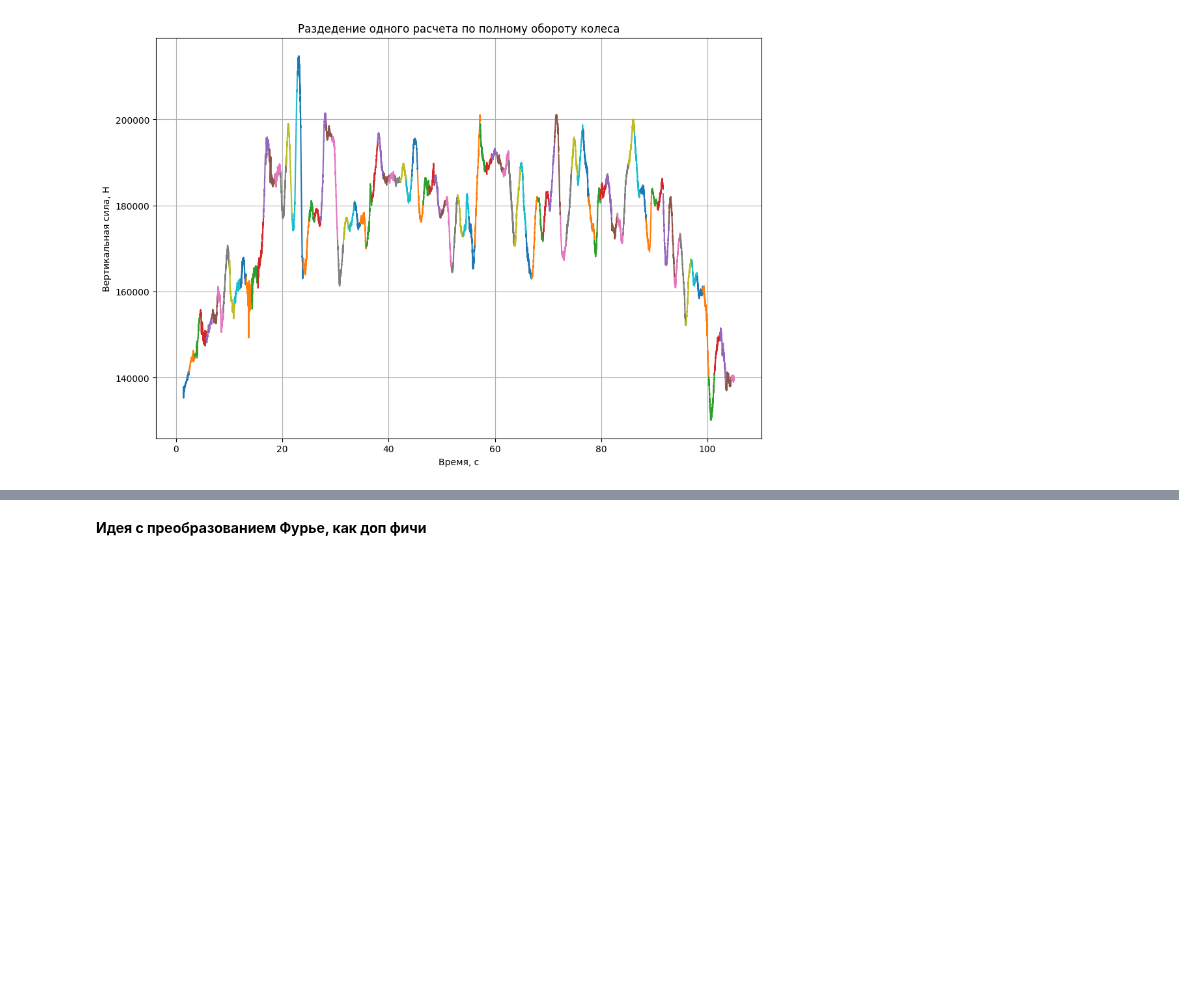
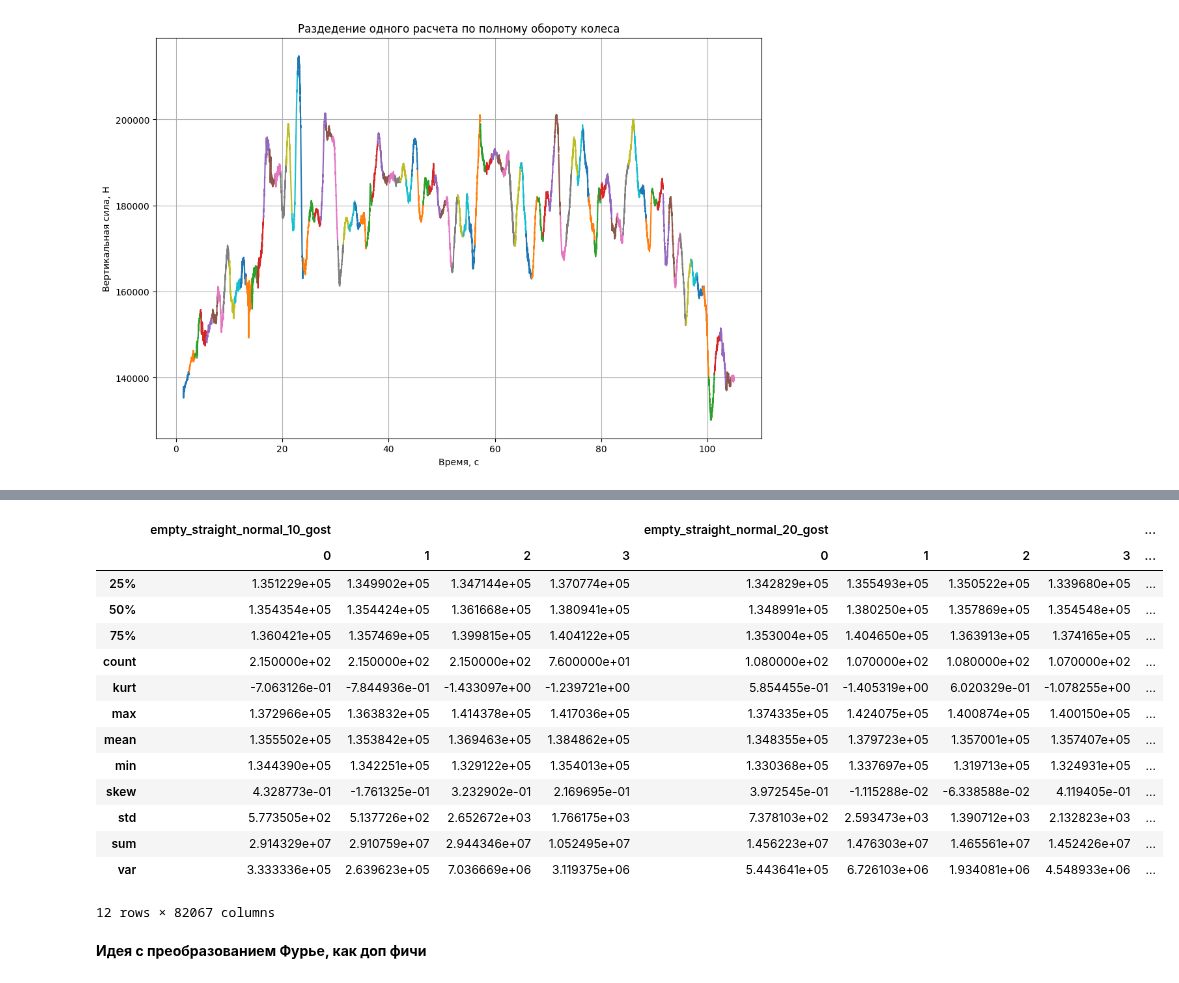
Before and after one commit to daniilgorenkov/Dissertation, a Jupyter notebook: observe.ipynb, the cells around one changed output, grey strips where cells are left out. Cells and saved outputs as stored; diff of their text form; code cells hidden in the pictures; blank space fills up the shorter version.

```diff
--- a/observe.ipynb
+++ b/observe.ipynb
@@ -299,6 +290,7 @@ def get_all_time_indexes(calculations:dict[dict[dict[dict[list[pd.DataFrame]]]]]
                 gen_dict[wagon][way][fault] = {}
 
                 for wheel in wheel_cfg:
+                    clear_output(True)
                     print(f"{wagon}\n{way}\n{fault}\n{wheel}\n------")
                     gen_dict[wagon][way][fault][wheel] = time_indexes(calculations[wagon][way][fault][wheel])
 
@@ -414,7 +394,7 @@ def make_frame_from_splits(calculations:dict,time_indexes:dict) -> pd.DataFrame:
     speed_cfg = time_indexes["empty"]["straight"]["normal"]["gost"].keys()
     lenght = len(calculations["empty"]["straight"]["normal"]["gost"])
 
-    zeros = np.zeros((12,1))
+    zeros = np.zeros((1,12))
     common_df = pd.DataFrame(zeros)
 
     n = 0
@@ -437,6 +417,6 @@ def make_frame_from_splits(calculations:dict,time_indexes:dict) -> pd.DataFrame:
                         n+=1
 
 
-    df = common_df.drop(index=[i for i in range(12)]).drop(0,axis=1)
+    df = common_df.drop(0, axis=0).drop(0,axis=1)
 
     return df
@@ -445,4 +423,4 @@ test = ALL_CALCULATIONS["empty"]["curve_350"]["normal"]["greb_30"][0]
 # %%
-make_frame_from_splits(ALL_CALCULATIONS,ALL_TIME_INDEXES)
+df = make_frame_from_splits(ALL_CALCULATIONS,ALL_TIME_INDEXES)
 # %% [output]
 Сделано: 539
@@ -466,0 +427,6 @@ make_frame_from_splits(ALL_CALCULATIONS,ALL_TIME_INDEXES)
+# %%
+unvalid_cols = [i for i in range(1,12)]
+
+df_ = df.drop(unvalid_cols,axis=1)
+
+df_
@@ -467,3 +448,24 @@ make_frame_from_splits(ALL_CALCULATIONS,ALL_TIME_INDEXES)
+# %%
+new_cols = pd.MultiIndex.from_tuples(df_.columns)
+df_.columns = new_cols
+
+df_
+# %% [output]
+|  | empty_straight_normal_10_gost |  |  |  | empty_straight_normal_20_gost |  |  |  | ... |
+|  | 0 | 1 | 2 | 3 | 0 | 1 | 2 | 3 | ... |
+| 25% | 1.351229e+05 | 1.349902e+05 | 1.347144e+05 | 1.370774e+05 | 1.342829e+05 | 1.355493e+05 | 1.350522e+05 | 1.339680e+05 | ... |
+| 50% | 1.354354e+05 | 1.354424e+05 | 1.361668e+05 | 1.380941e+05 | 1.348991e+05 | 1.380250e+05 | 1.357869e+05 | 1.354548e+05 | ... |
+| 75% | 1.360421e+05 | 1.357469e+05 | 1.399815e+05 | 1.404122e+05 | 1.353004e+05 | 1.404650e+05 | 1.363913e+05 | 1.374165e+05 | ... |
+| count | 2.150000e+02 | 2.150000e+02 | 2.150000e+02 | 7.600000e+01 | 1.080000e+02 | 1.070000e+02 | 1.080000e+02 | 1.070000e+02 | ... |
+| kurt | -7.063126e-01 | -7.844936e-01 | -1.433097e+00 | -1.239721e+00 | 5.854455e-01 | -1.405319e+00 | 6.020329e-01 | -1.078255e+00 | ... |
+| max | 1.372966e+05 | 1.363832e+05 | 1.414378e+05 | 1.417036e+05 | 1.374335e+05 | 1.424075e+05 | 1.400874e+05 | 1.400150e+05 | ... |
+| mean | 1.355502e+05 | 1.353842e+05 | 1.369463e+05 | 1.384862e+05 | 1.348355e+05 | 1.379723e+05 | 1.357001e+05 | 1.357407e+05 | ... |
+| min | 1.344390e+05 | 1.342251e+05 | 1.329122e+05 | 1.354013e+05 | 1.330368e+05 | 1.337697e+05 | 1.319713e+05 | 1.324931e+05 | ... |
+| skew | 4.328773e-01 | -1.761325e-01 | 3.232902e-01 | 2.169695e-01 | 3.972545e-01 | -1.115288e-02 | -6.338588e-02 | 4.119405e-01 | ... |
+| std | 5.773505e+02 | 5.137726e+02 | 2.652672e+03 | 1.766175e+03 | 7.378103e+02 | 2.593473e+03 | 1.390712e+03 | 2.132823e+03 | ... |
+| sum | 2.914329e+07 | 2.910759e+07 | 2.944346e+07 | 1.052495e+07 | 1.456223e+07 | 1.476303e+07 | 1.465561e+07 | 1.452426e+07 | ... |
+| var | 3.333336e+05 | 2.639623e+05 | 7.036669e+06 | 3.119375e+06 | 5.443641e+05 | 6.726103e+06 | 1.934081e+06 | 4.548933e+06 | ... |
+12 rows × 82067 columns
 # %% [markdown]
 **Идея с преобразованием Фурье, как доп фичи**
 # %%
```
Also changed, not shown: parts of 6 cells of this notebook.
